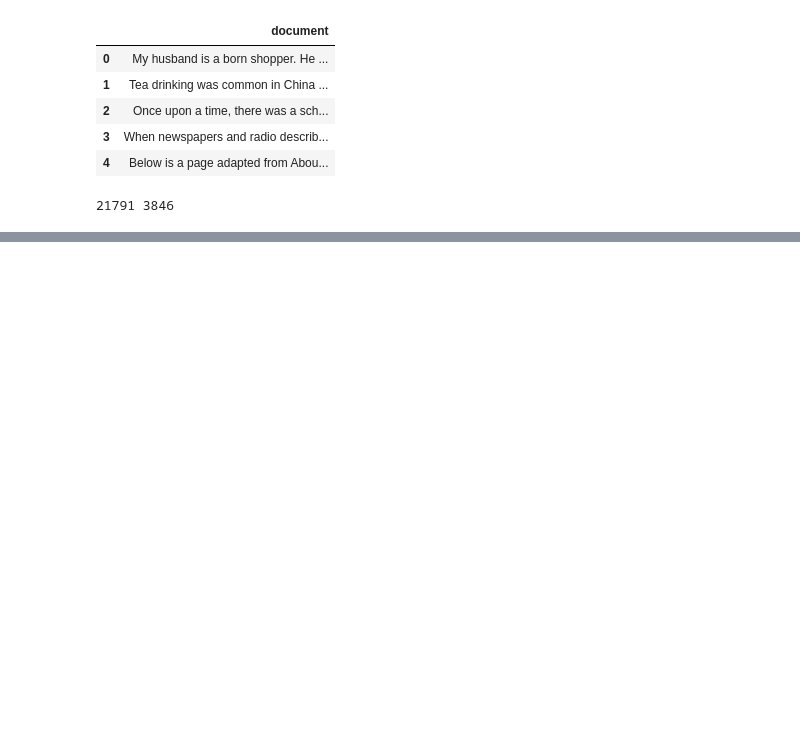
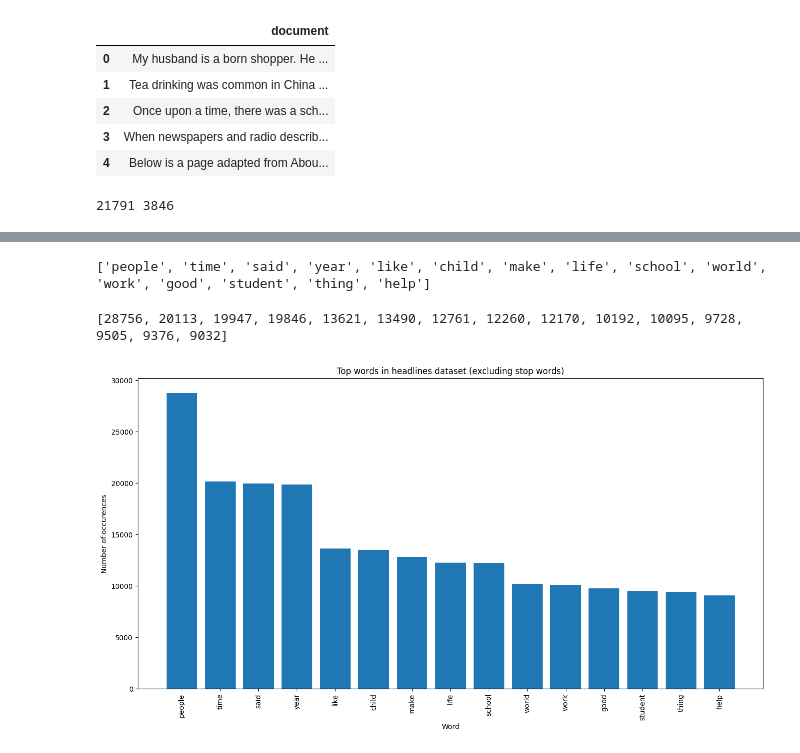
Before and after one commit to M-S-ALAM/Topic-Modelling, a Jupyter notebook: EDA.ipynb, the cells around one changed output, grey strips where cells are left out. Cells and saved outputs as stored; diff of their text form; code cells hidden in the pictures; blank space fills up the shorter version.

```diff
--- a/EDA.ipynb
+++ b/EDA.ipynb
@@ -32,6 +32,12 @@ print(len(train_data), len(test_data))
 assert len(train_data)+len(test_data) == len(data)
 # %% [output]
 21791 3846
+# %%
+from nltk.corpus import stopwords
+stop_words = stopwords.words('english')
+# %%
+from nltk.stem import WordNetLemmatizer
+le=WordNetLemmatizer()
 # %%
 contractions = {
 "ain't": "am not / are not",
@@ -178,0 +200,20 @@ LookupError:
+# %%
+# Define helper functions
+def get_top_n_words(n_top_words, count_vectorizer, text_data):
+    '''
+    returns a tuple of the top n words in a sample and their
+    accompanying counts, given a CountVectorizer object and text sample
+    '''
+    vectorized_headlines = count_vectorizer.fit_transform(text_data.values)
+    vectorized_total = np.sum(vectorized_headlines, axis=0)
+    word_indices = np.flip(np.argsort(vectorized_total)[0,:], 1)
+    word_values = np.flip(np.sort(vectorized_total)[0,:],1)
+
+    word_vectors = np.zeros((n_top_words, vectorized_headlines.shape[1]))
+    for i in range(n_top_words):
+        word_vectors[i,word_indices[0,i]] = 1
+
+    words = [word[0].encode('ascii').decode('utf-8') for
+             word in count_vectorizer.inverse_transform(word_vectors)]
+
+    return (words, word_values[0,:n_top_words].tolist()[0])
@@ -178,0 +239,25 @@ LookupError:
+# %%
+from sklearn.feature_extraction.text import CountVectorizer, TfidfVectorizer
+count_vectorizer = CountVectorizer(stop_words='english')
+words, word_values = get_top_n_words(n_top_words=15,
+                                     count_vectorizer=count_vectorizer,
+                                     text_data=train_data['document_clean'])
+# %%
+print(words)
+# %% [output]
+['people', 'time', 'said', 'year', 'like', 'child', 'make', 'life', 'school', 'world', 'work', 'good', 'student', 'thing', 'help']
+# %%
+print(word_values)
+# %% [output]
+[28756, 20113, 19947, 19846, 13621, 13490, 12761, 12260, 12170, 10192, 10095, 9728, 9505, 9376, 9032]
+# %%
+fig, ax = plt.subplots(figsize=(16,8))
+ax.bar(range(len(words)), word_values);
+ax.set_xticks(range(len(words)));
+ax.set_xticklabels(words, rotation='vertical');
+ax.set_title('Top words in headlines dataset (excluding stop words)');
+ax.set_xlabel('Word');
+ax.set_ylabel('Number of occurences');
+plt.show()
+# %% [output]
+[figure, added]
```
Also changed, not shown: parts of 24 cells of this notebook.
